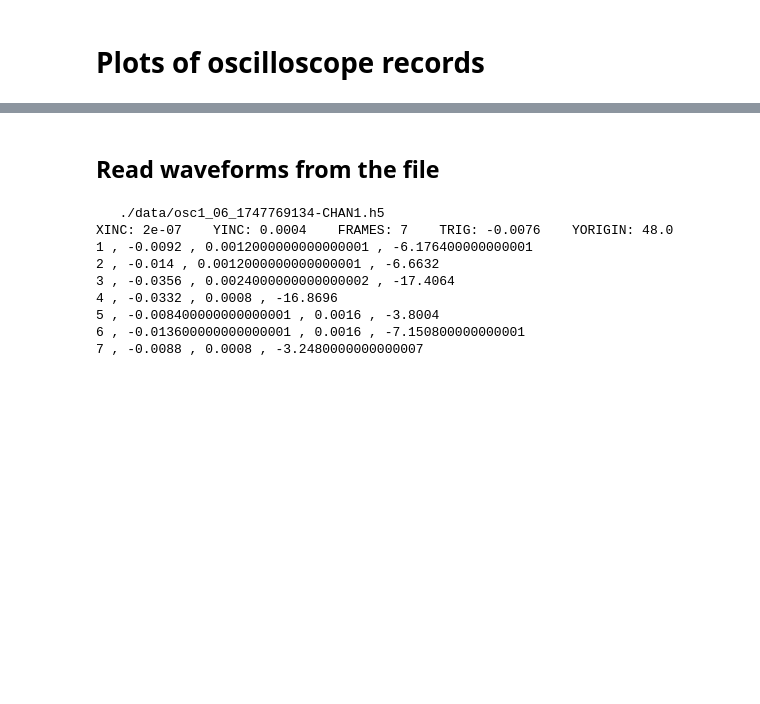
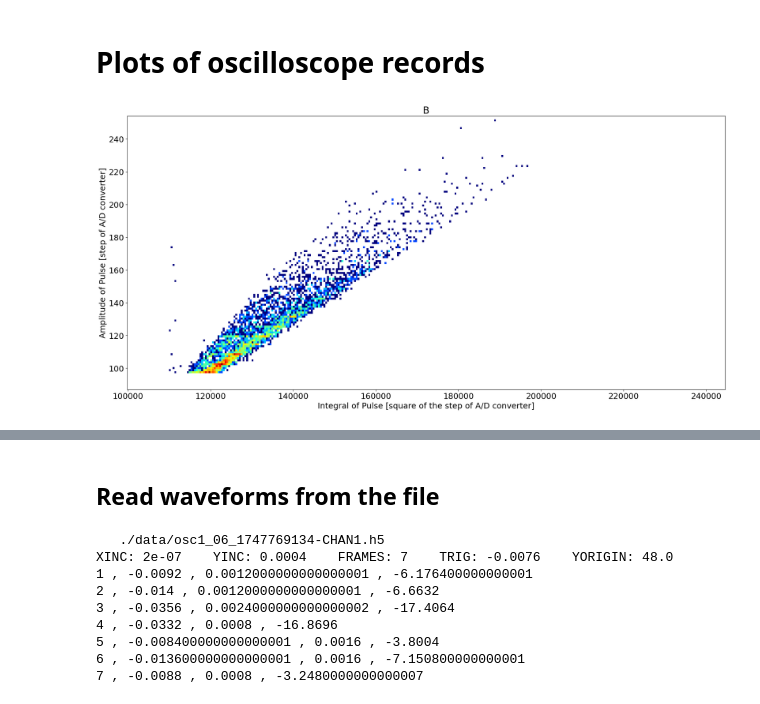
Before and after one commit to ODZ-UJF-AV-CR/osciloskop, a Jupyter notebook: cerf2025-osciloskop-hystogram.ipynb, the cells around one changed output, grey strips where cells are left out. Drawn from its saved outputs; the diff is of its cells as text; code cells hidden in the pictures; blank space fills up the shorter version.

```diff
--- a/cerf2025-osciloskop-hystogram.ipynb
+++ b/cerf2025-osciloskop-hystogram.ipynb
@@ -10,0 +14,73 @@ import glob
+# %%
+matplotlib.rcParams.update({'font.size': 18})
+
+def ProcessData(hf, x, y, z):
+    frames = int(np.array(hf.get('FRAMES')))
+
+    data_list = []
+    for n in range(1, frames + 1):
+        dset = hf.get(str(n))
+        if dset is not None:
+            data_list.append(np.array(dset[:1400]))
+
+    if not data_list:
+        return
+
+    data_array = np.vstack(data_list)  # shape = (num_valid_frames, 1400)
+
+    max_vals = np.max(data_array, axis=1)
+    min_vals = np.min(data_array, axis=1)
+    sum_vals = np.sum(data_array, axis=1)
+
+    mask = max_vals < 256
+    x.extend(max_vals[mask])
+    y.extend(sum_vals[mask])
+    z.extend(min_vals[mask])
+
+# Načti data
+x0, y0, z0 = [], [], []
+for f in glob.iglob("/storage/experiments/2025/05_CERF/TEST_OSC_DATA/osc0*.h5"):
+    try:
+        with h5py.File(f, 'r') as hf:
+            ProcessData(hf, x0, y0, z0)
+    except Exception as e:
+        print(f"Error reading {f}: {e}")
+
+x1, y1, z1 = [], [], []
+for f in glob.iglob("/storage/experiments/2025/05_CERF/TEST_OSC_DATA/osc1*.h5"):
+    try:
+        with h5py.File(f, 'r') as hf:
+            ProcessData(hf, x1, y1, z1)
+    except Exception as e:
+        print(f"Error reading {f}: {e}")
+
+# Vypočítáme společné limity pro osy
+x_all = x0 + x1
+y_all = y0 + y1
+x_min, x_max = min(x_all), max(x_all)
+y_min, y_max = min(y_all), max(y_all)
+
+# Problikávání
+for _ in range(30):  # 15 cyklů (2 histogramy v každém)
+    for data, lbl in [((y0, x0), 'Li'), ((y1, x1), 'B')]:
+        clear_output(wait=True)
+        fig, ax = plt.subplots(figsize=(20, 10))
+        hist = ax.hist2d(
+            data[0], data[1], bins=(200, 128),
+            norm=mcolors.LogNorm(),
+            cmap='jet'
+        )
+        ax.set_xlim(y_min, y_max)
+        ax.set_ylim(x_min, x_max)
+        ax.set_xlabel('Integral of Pulse [square of the step of A/D converter]')
+        ax.set_ylabel('Amplitude of Pulse [step of A/D converter]')
+        ax.set_title(lbl)
+        #cbar = plt.colorbar(hist[3], ax=ax)
+        #cbar.set_label(f'{lbl}', rotation=45, labelpad=15)
+
+        plt.tight_layout()
+        display(fig)
+        plt.close(fig)
+        time.sleep(0.1)  # 100 ms
+# %% [output]
+[figure, added]
```
Also changed, not shown: parts of 4 cells of this notebook.
